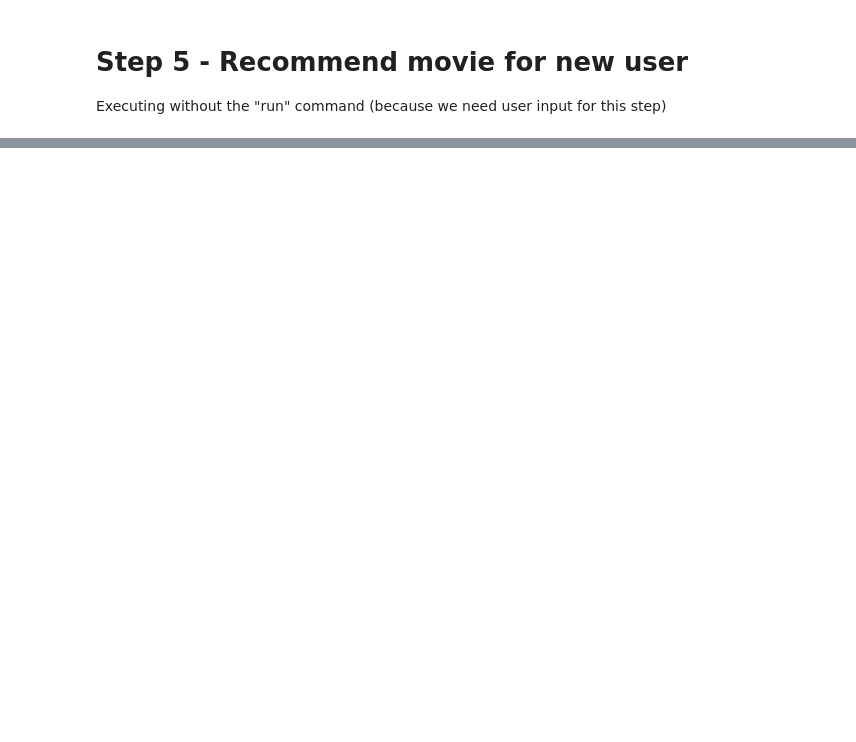
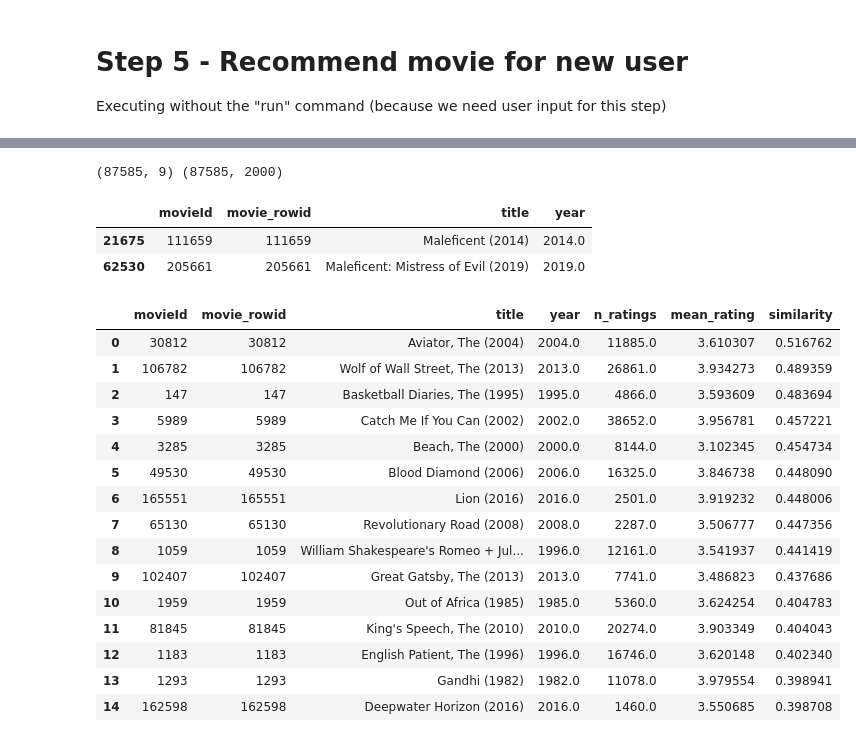
Before and after one commit to Mr-Saltman/MovieRatingPredictor, a Jupyter notebook: movie-rating-prediction_pipeline.ipynb, the cells around one changed output, grey strips where cells are left out. Saved outputs shown, nothing was run; the diff lists cells and outputs as text; code cells hidden in the pictures; blank space fills up the shorter version.

```diff
--- a/movie-rating-prediction_pipeline.ipynb
+++ b/movie-rating-prediction_pipeline.ipynb
@@ -553,0 +557,79 @@ VBox(children=(Output(), HBox(children=(FloatSlider(value=4.0, continuous_update
+# %%
+import joblib
+import numpy as np
+import pandas as pd
+
+# Load from your feature_store
+fs = joblib.load(MOVIE_FEATURES)
+movies = fs["movies"]
+X_tfidf = fs["X_tfidf"]  # (n_movies, d)
+
+print(movies.shape, X_tfidf.shape)
+
+def find_movie_indices_by_title(substring, max_results=20):
+    """
+    Helper: fuzzy-search titles containing `substring` (case-insensitive).
+    Shows the *index* (row_idx) which you can use with most_similar_movies_by_row_idx.
+    """
+    mask = movies["title"].str.contains(substring, case=False, na=False)
+    return movies[mask].head(max_results)[["movieId", "movie_rowid", "title", "year"]]
+
+def most_similar_movies_by_row_idx(row_idx, top_k=15, min_n_ratings=100):
+    n_movies = X_tfidf.shape[0]
+    if not (0 <= row_idx < n_movies):
+        raise ValueError(f"row_idx {row_idx} out of bounds [0, {n_movies})")
+
+    v = X_tfidf[row_idx]
+    sims = (X_tfidf @ v.T).toarray().ravel()
+    sims[row_idx] = -np.inf
+
+    # Convert sims to Series so we can align with movies
+    sims_series = pd.Series(sims, index=movies.index, name="similarity")
+
+    df = movies.copy()
+    df["similarity"] = sims_series
+
+    if min_n_ratings is not None and "n_ratings" in df.columns:
+        df = df[df["n_ratings"] >= min_n_ratings]
+
+    df = df.sort_values("similarity", ascending=False)
+
+    cols = ["movieId", "movie_rowid", "title"]
+    if "year" in df.columns:
+        cols.append("year")
+    if "n_ratings" in df.columns:
+        cols.append("n_ratings")
+    if "mean_rating" in df.columns:
+        cols.append("mean_rating")
+    cols.append("similarity")
+
+    return df[cols].head(top_k).reset_index(drop=True)
+# %% [output]
+(87585, 9) (87585, 2000)
+# %%
+find_movie_indices_by_title("Maleficent")
+# %% [output]
+|  | movieId | movie_rowid | title | year |
+| 21675 | 111659 | 111659 | Maleficent (2014) | 2014.0 |
+| 62530 | 205661 | 205661 | Maleficent: Mistress of Evil (2019) | 2019.0 |
+# %%
+#movie_to_idx = pd.Series(movies.index.values, index=movies["movie_rowid"])
+#row_idx = int(movie_to_idx.loc[197663])
+most_similar_movies_by_row_idx(1655, top_k=15)
+# %% [output]
+|  | movieId | movie_rowid | title | year | n_ratings | mean_rating | similarity |
+| 0 | 30812 | 30812 | Aviator, The (2004) | 2004.0 | 11885.0 | 3.610307 | 0.516762 |
+| 1 | 106782 | 106782 | Wolf of Wall Street, The (2013) | 2013.0 | 26861.0 | 3.934273 | 0.489359 |
+| 2 | 147 | 147 | Basketball Diaries, The (1995) | 1995.0 | 4866.0 | 3.593609 | 0.483694 |
+| 3 | 5989 | 5989 | Catch Me If You Can (2002) | 2002.0 | 38652.0 | 3.956781 | 0.457221 |
+| 4 | 3285 | 3285 | Beach, The (2000) | 2000.0 | 8144.0 | 3.102345 | 0.454734 |
+| 5 | 49530 | 49530 | Blood Diamond (2006) | 2006.0 | 16325.0 | 3.846738 | 0.448090 |
+| 6 | 165551 | 165551 | Lion (2016) | 2016.0 | 2501.0 | 3.919232 | 0.448006 |
+| 7 | 65130 | 65130 | Revolutionary Road (2008) | 2008.0 | 2287.0 | 3.506777 | 0.447356 |
+| 8 | 1059 | 1059 | William Shakespeare's Romeo + Jul... | 1996.0 | 12161.0 | 3.541937 | 0.441419 |
+| 9 | 102407 | 102407 | Great Gatsby, The (2013) | 2013.0 | 7741.0 | 3.486823 | 0.437686 |
+| 10 | 1959 | 1959 | Out of Africa (1985) | 1985.0 | 5360.0 | 3.624254 | 0.404783 |
+| 11 | 81845 | 81845 | King's Speech, The (2010) | 2010.0 | 20274.0 | 3.903349 | 0.404043 |
+| 12 | 1183 | 1183 | English Patient, The (1996) | 1996.0 | 16746.0 | 3.620148 | 0.402340 |
+| 13 | 1293 | 1293 | Gandhi (1982) | 1982.0 | 11078.0 | 3.979554 | 0.398941 |
+| 14 | 162598 | 162598 | Deepwater Horizon (2016) | 2016.0 | 1460.0 | 3.550685 | 0.398708 |
```
Also changed, not shown: parts of 13 cells of this notebook, 5 other files.
